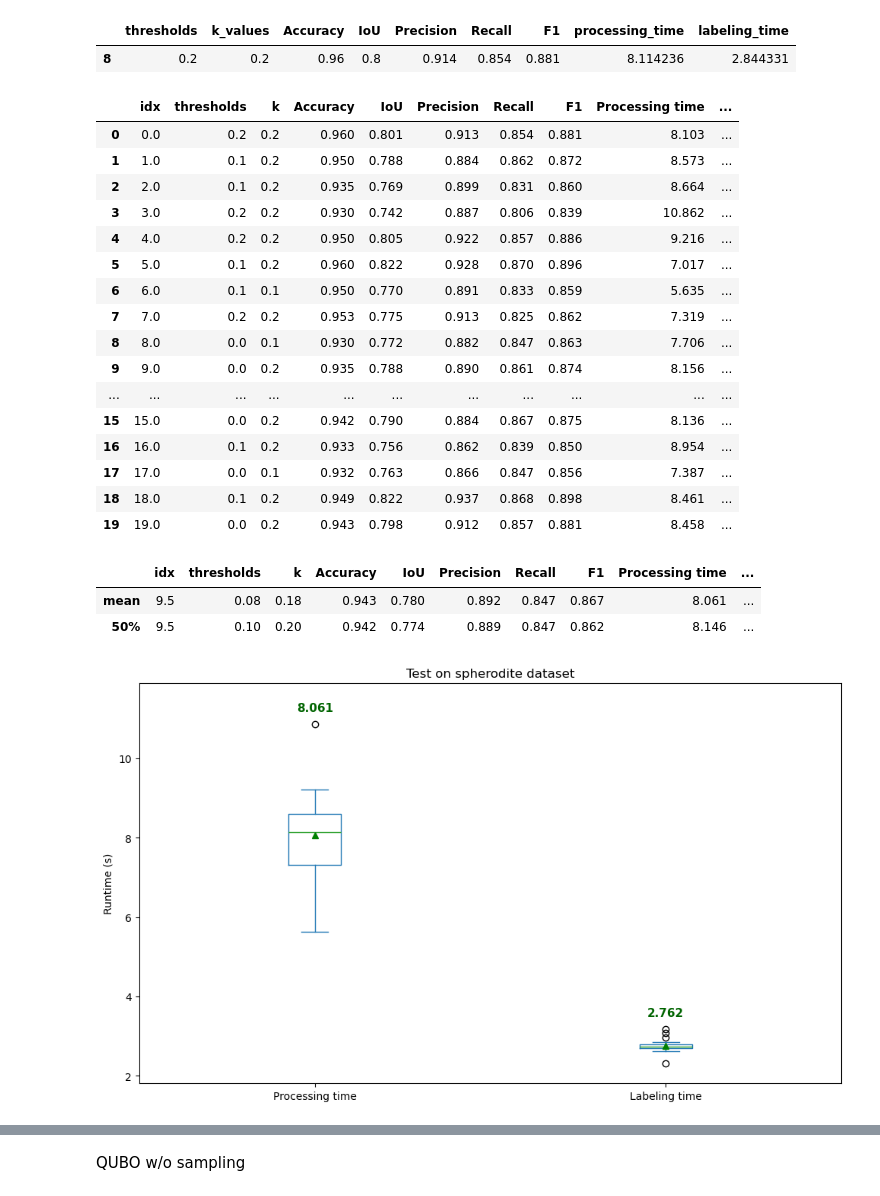
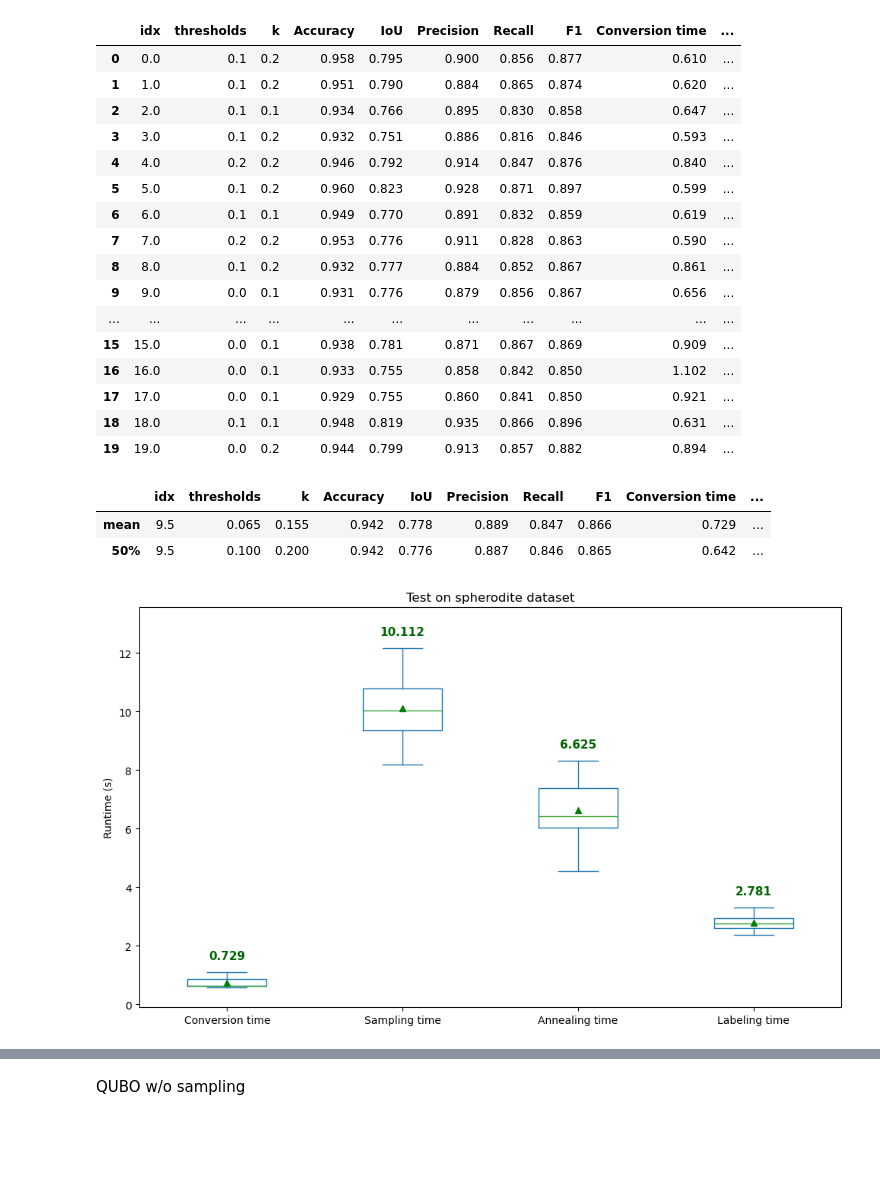
Before and after one commit to 24shiny/Unsupervised-Image-Segmentation-Using-Quantum-Annealing, a Jupyter notebook: Spherodite particles/spherodite_eval_this_work.ipynb, the cells around one changed output, grey strips where cells are left out. Saved outputs shown, nothing was run; the diff lists cells and outputs as text; code cells hidden in the pictures; blank space fills up the shorter version.

```diff
--- a/Spherodite particles/spherodite_eval_this_work.ipynb
+++ b/Spherodite particles/spherodite_eval_this_work.ipynb
@@ -28,7 +28,10 @@ def optimize_pipeline(raw_image, mask):
     dim = image.shape[0]
 
     # Construct base graph once from sharpened image
+    start = time.time()
     G_base, dmin, dmax = construct_graph(image)
+    end = time.time()
+    conversion_time = round(end-start,3)
 
     thresholds = [0, 0.1, 0.2]
     k_values = [0, 0.1, 0.2]
@@ -36,27 +39,29 @@ def optimize_pipeline(raw_image, mask):
     results = []
 
     for th, k in product(thresholds, k_values):
+        G = copy.deepcopy(G_base)
+
         start_time = time.time() #
-
-        G = copy.deepcopy(G_base)
         H, I, important, redundant = importance_sampling(
             G, threshold=th, node_size=0.1, show_graph=False)
         if k > 0:
             sampled_nodes = random_sampling(I, copy.deepcopy(redundant), k=k, seed=0)
             I.add_nodes_from(sampled_nodes)
         I = update_edgeweights(I, image, dim, dmin, dmax, close_loop='rc', mode=1)
+        end = time.time()
+        sampling_time = round(end-start,3)
 
         # solve QUBO
+        start = time.time()
         bqm, sampleset = annealer_solver_sa(I)
         sampleset_first = sampleset.first.sample
-
-        processing_time = time.time() - start_time #
+        end = time.time()
+        annealing_time = round(end-start,3)
 
         start_time = time.time() ##
         # label propagation
         metrics_df = label_propagation_graph(I, sampleset_first, dim, mask)
         labeling_time = time.time() - start_time ##
-
 
         results.append({
             'thresholds':th,
@@ -66,23 +71,19 @@ def optimize_pipeline(raw_image, mask):
             'Precision': metrics_df['precision'].iloc[0],
             'Recall': metrics_df['recall'].iloc[0],
             'F1': metrics_df['f1'].iloc[0],
-            'processing_time': processing_time,
-            'labeling_time':labeling_time
+            'Conversion time': conversion_time,
+            'Sampling time' : sampling_time,
+            'Annealing time' : annealing_time,
+            'Labeling time' : labeling_time
+
         })
 
     df_results = pd.DataFrame(results)
     best_config = df_results.sort_values(by='IoU', ascending=False).iloc[0]
 
     return best_config
-# %%
-best_config = optimize_pipeline(images[0], masks[0])
-df = best_config.to_frame()
-df.T
-# %% [output]
-|  | thresholds | k_values | Accuracy | IoU | Precision | Recall | F1 | processing_time | labeling_time |
-| 8 | 0.2 | 0.2 | 0.96 | 0.8 | 0.914 | 0.854 | 0.881 | 8.114236 | 2.844331 |
 # %%
-df = pd.DataFrame(columns=['idx', 'thresholds', 'k', 'Accuracy', 'IoU', 'Precision', 'Recall', 'F1', 'Processing time', 'Labeling time'])
+df = pd.DataFrame(columns=['idx', 'thresholds', 'k', 'Accuracy', 'IoU', 'Precision', 'Recall', 'F1', 'Conversion time', 'Sampling time', 'Annealing time', 'Labeling time'])
 # %%
 for i in range(len(images)):
     best_config = optimize_pipeline(images[i], masks[i])
@@ -90,35 +91,35 @@ for i in range(len(images)):
 
 df
 # %% [output]
-|  | idx | thresholds | k | Accuracy | IoU | Precision | Recall | F1 | Processing time | ... |
-| 0 | 0.0 | 0.2 | 0.2 | 0.960 | 0.801 | 0.913 | 0.854 | 0.881 | 8.103 | ... |
-| 1 | 1.0 | 0.1 | 0.2 | 0.950 | 0.788 | 0.884 | 0.862 | 0.872 | 8.573 | ... |
-| 2 | 2.0 | 0.1 | 0.2 | 0.935 | 0.769 | 0.899 | 0.831 | 0.860 | 8.664 | ... |
-| 3 | 3.0 | 0.2 | 0.2 | 0.930 | 0.742 | 0.887 | 0.806 | 0.839 | 10.862 | ... |
-| 4 | 4.0 | 0.2 | 0.2 | 0.950 | 0.805 | 0.922 | 0.857 | 0.886 | 9.216 | ... |
-| 5 | 5.0 | 0.1 | 0.2 | 0.960 | 0.822 | 0.928 | 0.870 | 0.896 | 7.017 | ... |
-| 6 | 6.0 | 0.1 | 0.1 | 0.950 | 0.770 | 0.891 | 0.833 | 0.859 | 5.635 | ... |
-| 7 | 7.0 | 0.2 | 0.2 | 0.953 | 0.775 | 0.913 | 0.825 | 0.862 | 7.319 | ... |
-| 8 | 8.0 | 0.0 | 0.1 | 0.930 | 0.772 | 0.882 | 0.847 | 0.863 | 7.706 | ... |
-| 9 | 9.0 | 0.0 | 0.2 | 0.935 | 0.788 | 0.890 | 0.861 | 0.874 | 8.156 | ... |
+|  | idx | thresholds | k | Accuracy | IoU | Precision | Recall | F1 | Conversion time | ... |
+| 0 | 0.0 | 0.1 | 0.2 | 0.958 | 0.795 | 0.900 | 0.856 | 0.877 | 0.610 | ... |
+| 1 | 1.0 | 0.1 | 0.2 | 0.951 | 0.790 | 0.884 | 0.865 | 0.874 | 0.620 | ... |
+| 2 | 2.0 | 0.1 | 0.1 | 0.934 | 0.766 | 0.895 | 0.830 | 0.858 | 0.647 | ... |
+| 3 | 3.0 | 0.1 | 0.2 | 0.932 | 0.751 | 0.886 | 0.816 | 0.846 | 0.593 | ... |
+| 4 | 4.0 | 0.2 | 0.2 | 0.946 | 0.792 | 0.914 | 0.847 | 0.876 | 0.840 | ... |
+| 5 | 5.0 | 0.1 | 0.2 | 0.960 | 0.823 | 0.928 | 0.871 | 0.897 | 0.599 | ... |
+| 6 | 6.0 | 0.1 | 0.1 | 0.949 | 0.770 | 0.891 | 0.832 | 0.859 | 0.619 | ... |
+| 7 | 7.0 | 0.2 | 0.2 | 0.953 | 0.776 | 0.911 | 0.828 | 0.863 | 0.590 | ... |
+| 8 | 8.0 | 0.1 | 0.2 | 0.932 | 0.777 | 0.884 | 0.852 | 0.867 | 0.861 | ... |
+| 9 | 9.0 | 0.0 | 0.1 | 0.931 | 0.776 | 0.879 | 0.856 | 0.867 | 0.656 | ... |
 | ... | ... | ... | ... | ... | ... | ... | ... | ... | ... | ... |
-| 15 | 15.0 | 0.0 | 0.2 | 0.942 | 0.790 | 0.884 | 0.867 | 0.875 | 8.136 | ... |
-| 16 | 16.0 | 0.1 | 0.2 | 0.933 | 0.756 | 0.862 | 0.839 | 0.850 | 8.954 | ... |
-| 17 | 17.0 | 0.0 | 0.1 | 0.932 | 0.763 | 0.866 | 0.847 | 0.856 | 7.387 | ... |
-| 18 | 18.0 | 0.1 | 0.2 | 0.949 | 0.822 | 0.937 | 0.868 | 0.898 | 8.461 | ... |
-| 19 | 19.0 | 0.0 | 0.2 | 0.943 | 0.798 | 0.912 | 0.857 | 0.881 | 8.458 | ... |
+| 15 | 15.0 | 0.0 | 0.1 | 0.938 | 0.781 | 0.871 | 0.867 | 0.869 | 0.909 | ... |
+| 16 | 16.0 | 0.0 | 0.1 | 0.933 | 0.755 | 0.858 | 0.842 | 0.850 | 1.102 | ... |
+| 17 | 17.0 | 0.0 | 0.1 | 0.929 | 0.755 | 0.860 | 0.841 | 0.850 | 0.921 | ... |
+| 18 | 18.0 | 0.1 | 0.1 | 0.948 | 0.819 | 0.935 | 0.866 | 0.896 | 0.631 | ... |
+| 19 | 19.0 | 0.0 | 0.2 | 0.944 | 0.799 | 0.913 | 0.857 | 0.882 | 0.894 | ... |
 # %%
 df.to_csv('spherodite_this_work.csv', index=False)
 # %%
 df.describe().loc[['mean', '50%']].round(3)
 # %% [output]
-|  | idx | thresholds | k | Accuracy | IoU | Precision | Recall | F1 | Processing time | ... |
-| mean | 9.5 | 0.08 | 0.18 | 0.943 | 0.780 | 0.892 | 0.847 | 0.867 | 8.061 | ... |
-| 50% | 9.5 | 0.10 | 0.20 | 0.942 | 0.774 | 0.889 | 0.847 | 0.862 | 8.146 | ... |
+|  | idx | thresholds | k | Accuracy | IoU | Precision | Recall | F1 | Conversion time | ... |
+| mean | 9.5 | 0.065 | 0.155 | 0.942 | 0.778 | 0.889 | 0.847 | 0.866 | 0.729 | ... |
+| 50% | 9.5 | 0.100 | 0.200 | 0.942 | 0.776 | 0.887 | 0.846 | 0.865 | 0.642 | ... |
 # %%
 if 'idx' in df.columns:
     df_runtime = df.set_index('idx')
-df_runtime = df_runtime[['Processing time', 'Labeling time']]
+df_runtime = df_runtime[['Conversion time', 'Sampling time', 'Annealing time', 'Labeling time']]
 
 # 1. Generate boxplot with mean markers
 ax = df_runtime.plot(
@@ -133,32 +134,32 @@ ax = df_runtime.plot(
 )
 
 # Offset to lift text above the top whisker/outliers
 y_offset = (df_runtime.values.max() - df_runtime.values.min()) * 0.03
 
 # 2. Iterate through columns and place text above each box
 for i, col in enumerate(df_runtime.columns, start=1):
     mean_val = df_runtime[col].mean()
     max_val = df_runtime[col].max()  # Positions above the highest point of the column
 
     ax.text(
         x=i,
         y=max_val + y_offset,
         s=f"{mean_val:.3f}",
         horizontalalignment="center",
         verticalalignment="bottom",
         fontsize=11,
         color="darkgreen",
         fontweight="bold",
     )
 
 # Adjust y-limit slightly so top text doesn't get clipped by the frame
 ax.set_ylim(df_runtime.values.min() - y_offset * 2, df_runtime.values.max() + y_offset * 4)
 
 plt.grid(False)
 plt.title("Test on spherodite dataset")
 plt.ylabel("Runtime (s)")
 plt.tight_layout()
 plt.show()
 # %% [output]
-[figure, old version]
+[figure, new version]
 # %%
```
Also changed, not shown: parts of 4 cells of this notebook.
